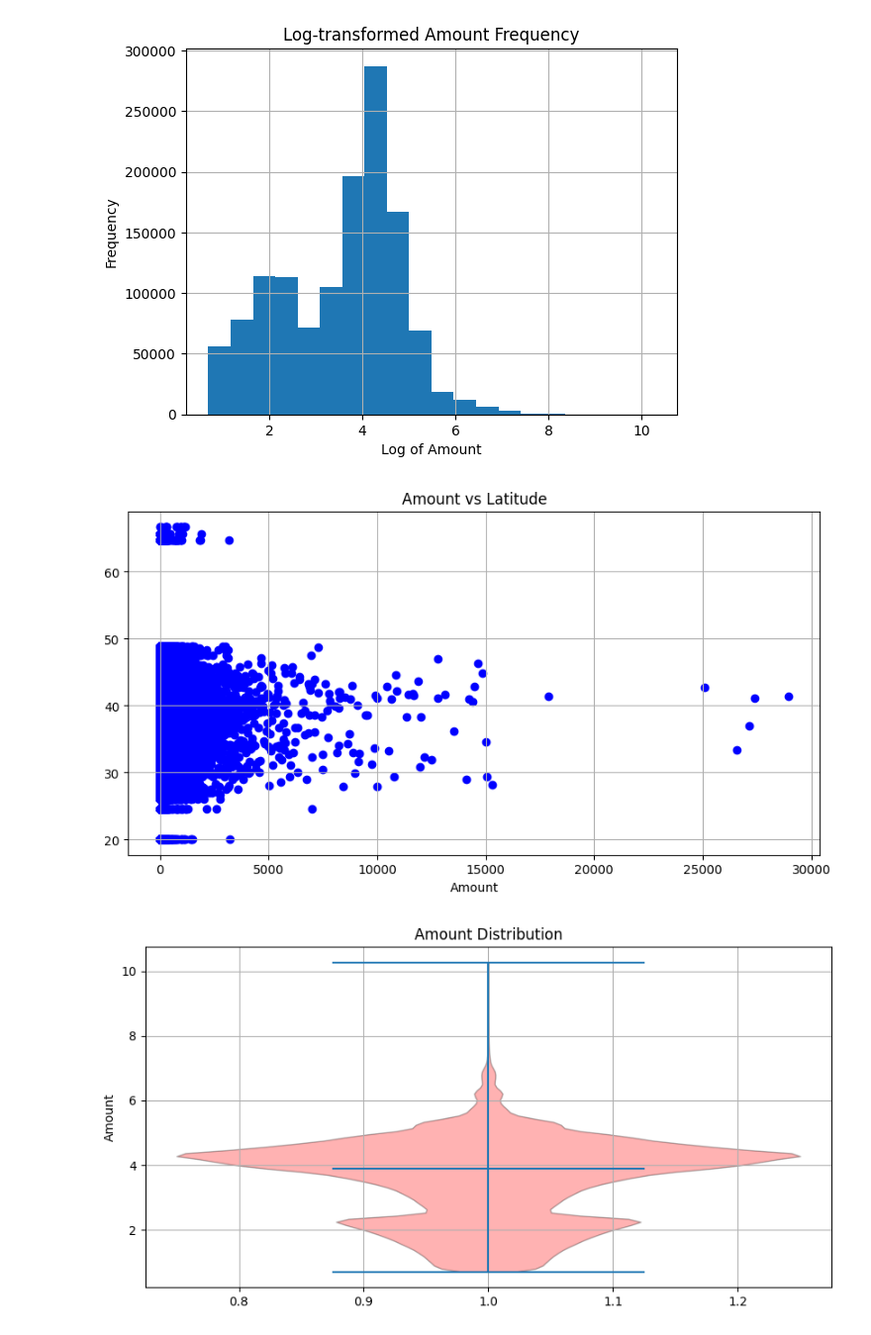
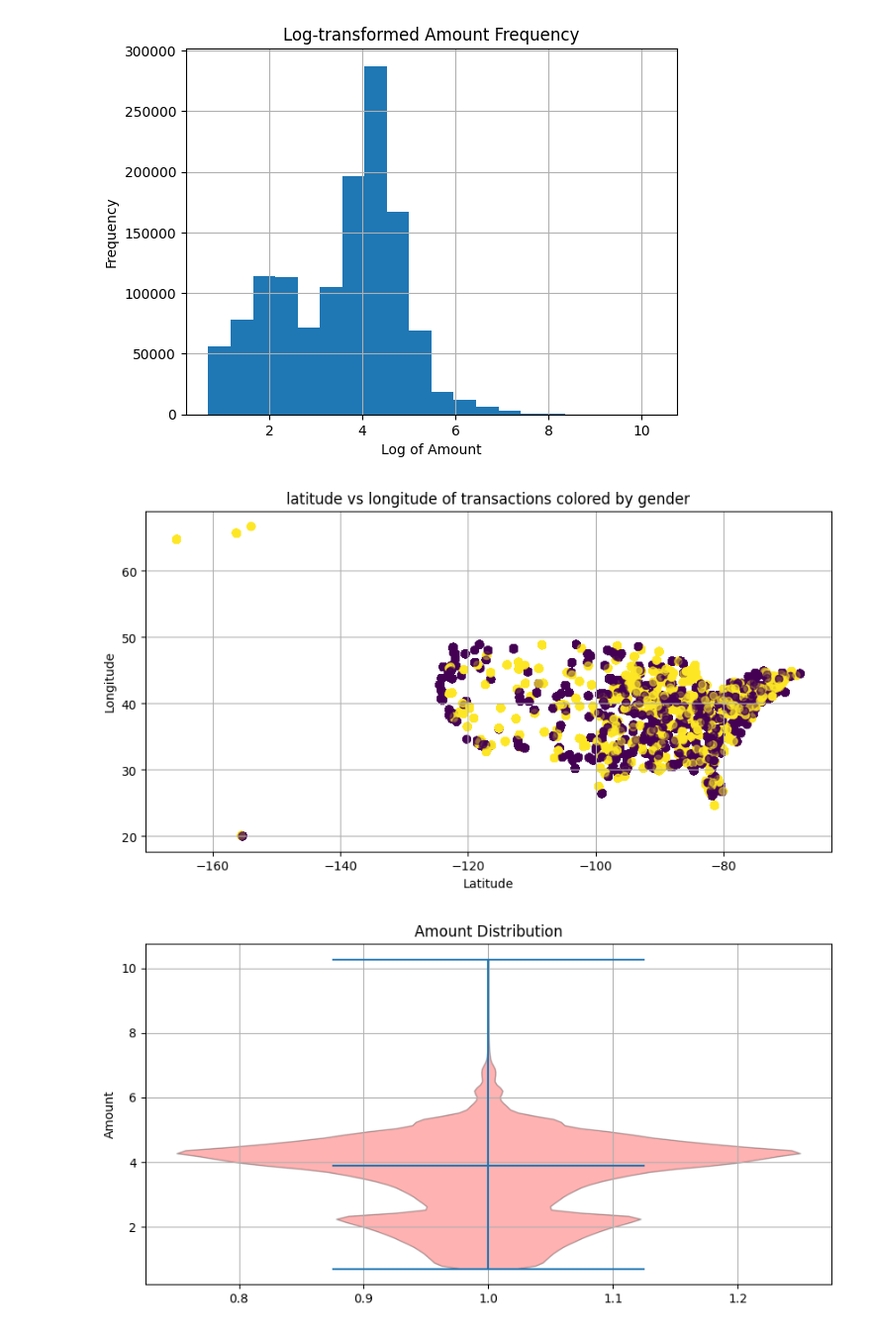
Before and after one commit to kedabaliyildirim/lotusai_task_repo, a Jupyter notebook: data_visualisation/matplotpy/matplotpy_plots.ipynb, the cells around one changed output. Shown at 99% size. Saved outputs shown, nothing was run; the diff lists cells and outputs as text; code cells hidden in the pictures.

Commit message:
added seaborn changed some stuff and fixed scatterplot of pylot

```diff
--- a/data_visualisation/matplotpy/matplotpy_plots.ipynb
+++ b/data_visualisation/matplotpy/matplotpy_plots.ipynb
@@ -8,3 +5,7 @@ df = pd.read_csv('credit_card_purchases.csv')
+# %%
+# Credit Card Transaction Records Dataset https://www.kaggle.com/datasets/muhammadehsan000/credit-card-transaction-records-dataset
+df = pd.read_csv('credit_card_purchases.csv')
+df.drop(['Unnamed: 0'], axis=1, inplace=True)
 # %%
 df['date'] = pd.to_datetime(df['trans_date_trans_time']).dt.date
 date_group = df.groupby('date')['amt'].sum()
@@ -50,16 +51,15 @@ plt.show()
 # %% [output]
 [figure]
 # %%
-# scatter plot of amount vs latitude
 fig = plt.figure(figsize=(10, 5))
-plt.scatter(df['amt'], df['lat'], color='blue')
-plt.xlabel('Amount')
-
-plt.title('Amount vs Latitude')
+plt.scatter(df['long'], df['lat'], alpha=0.5, c=df['gender'].astype('category').cat.codes)
+plt.xlabel('Latitude')
+plt.ylabel('Longitude')
+plt.title('latitude vs longitude of transactions colored by gender')
 plt.grid(True)
 plt.show()
 # %% [output]
-[figure, old version]
+[figure, new version]
 # %%
 # violin plot of amount
 fig = plt.figure(figsize=(10, 5))
```
Also changed, not shown: parts of 2 cells of this notebook, 2 other files.
